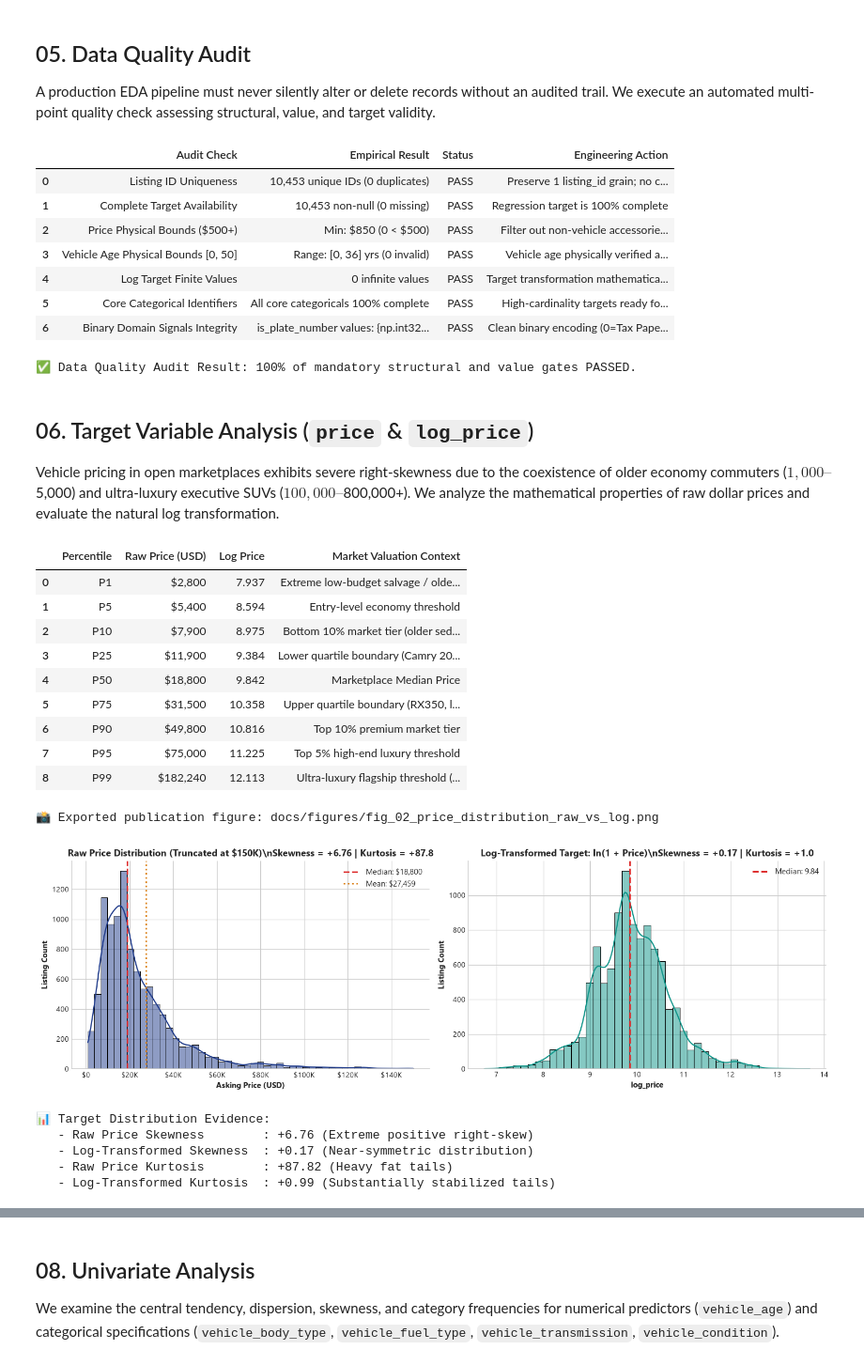
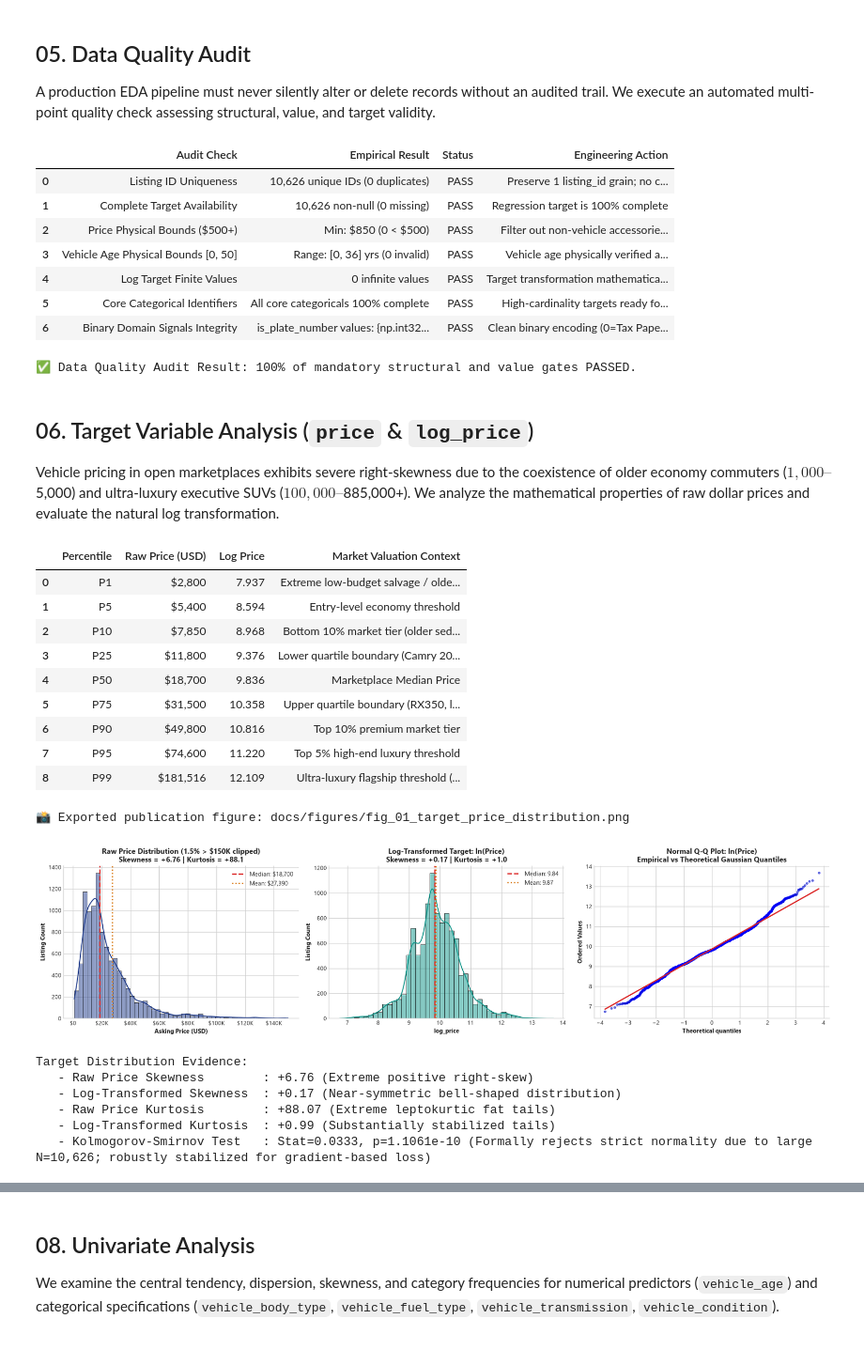
Before and after one commit to PHALMenghak/car-price-prediction, a Jupyter notebook: notebooks/03_eda.ipynb, the cells around one changed output, grey strips where cells are left out. Shown at 94% size. Saved outputs shown, nothing was run; the diff lists cells and outputs as text; code cells hidden in the pictures.

Commit message:
feat(pipeline): update silver/gold data, refresh champion model, polish dashboard, notebooks, and README

```diff
--- a/notebooks/03_eda.ipynb
+++ b/notebooks/03_eda.ipynb
@@ -148,10 +150,14 @@ df_all['posted_at'] = pd.to_datetime(df_all['posted_at'])
 if 'vehicle_year' not in df_all.columns:
     df_all['vehicle_year'] = (df_all['scrape_date'].dt.year - df_all['vehicle_age']).astype(int)
 
-# Extract Province from Silver if needed for spatial econometric modeling
+# Extract Province and Seller Type from Silver if needed for spatial/commercial modeling
 if 'province' not in df_all.columns and 'province' in df_silver.columns:
     prov_lookup = df_silver.groupby('listing_id')['province'].last()
     df_all['province'] = df_all['listing_id'].map(prov_lookup)
+
+if 'seller_type' not in df_all.columns and 'seller_type' in df_silver.columns:
+    seller_lookup = df_silver.groupby('listing_id')['seller_type'].last()
+    df_all['seller_type'] = df_all['listing_id'].map(seller_lookup).fillna('individual')
 
 # Subdivide by Pre-Assigned Chronological Split Group
 df_train = df_all[df_all['split_group'] == 'train'].copy()
@@ -295,8 +301,8 @@ assert (df_quality_audit['Status'] == 'FAIL').sum() == 0, "❌ Critical data qua
 print("\n✅ Data Quality Audit Result: 100% of mandatory structural and value gates PASSED.")
 # %% [output]
 |  | Audit Check | Empirical Result | Status | Engineering Action |
-| 0 | Listing ID Uniqueness | 10,453 unique IDs (0 duplicates) | PASS | Preserve 1 listing_id grain; no c... |
-| 1 | Complete Target Availability | 10,453 non-null (0 missing) | PASS | Regression target is 100% complete |
+| 0 | Listing ID Uniqueness | 10,626 unique IDs (0 duplicates) | PASS | Preserve 1 listing_id grain; no c... |
+| 1 | Complete Target Availability | 10,626 non-null (0 missing) | PASS | Regression target is 100% complete |
 | 2 | Price Physical Bounds ($500+) | Min: $850 (0 < $500) | PASS | Filter out non-vehicle accessorie... |
 | 3 | Vehicle Age Physical Bounds [0, 50] | Range: [0, 36] yrs (0 invalid) | PASS | Vehicle age physically verified a... |
 | 4 | Log Target Finite Values | 0 infinite values | PASS | Target transformation mathematica... |
@@ -306,7 +312,7 @@ print("\n✅ Data Quality Audit Result: 100% of mandatory structural and value g
 # %% [markdown]
 ## 06. Target Variable Analysis (`price` & `log_price`)
 
-Vehicle pricing in open marketplaces exhibits severe right-skewness due to the coexistence of older economy commuters ($1,000–$5,000) and ultra-luxury executive SUVs ($100,000–$800,000+). We analyze the mathematical properties of raw dollar prices and evaluate the natural log transformation.
+Vehicle pricing in open marketplaces exhibits severe right-skewness due to the coexistence of older economy commuters ($1,000–$5,000) and ultra-luxury executive SUVs ($100,000–$885,000+). We analyze the mathematical properties of raw dollar prices and evaluate the natural log transformation.
 # %%
 # ── Target Variable Quantiles, Normality & Skewness Diagnostics ───────────────
 p_raw = df_all['price']
@@ -339,54 +345,71 @@ q_table = pd.DataFrame({
 })
 display(q_table)
 
-# Visual Comparison: Raw vs Log Distribution & Q-Q Plots
-fig, axes = plt.subplots(1, 2, figsize=(14, 4.5))
+# Visual Comparison: Raw vs Log Distribution & Q-Q Plots (3-Panel Publication Figure)
+fig, axes = plt.subplots(1, 3, figsize=(18, 4.5))
 
-# Panel A: Raw Price Histogram & KDE
+# Panel A: Raw Price Histogram & KDE (Truncated for visualization at $150K)
+raw_trunc_pct = (p_raw > 150000).mean() * 100.0
 sns.histplot(p_raw[p_raw <= 150000], bins=50, kde=True, color=PALETTE_PRIMARY, ax=axes[0])
-axes[0].set_title(f"Raw Price Distribution (Truncated at $150K)\\nSkewness = {raw_skew:+.2f} | Kurtosis = {raw_kurt:+.1f}")
+axes[0].set_title(f"Raw Price Distribution ({raw_trunc_pct:.1f}% > $150K clipped)\nSkewness = {raw_skew:+.2f} | Kurtosis = {raw_kurt:+.1f}")
 axes[0].set_xlabel("Asking Price (USD)")
 axes[0].set_ylabel("Listing Count")
 format_usd_axis(axes[0], 'x')
 axes[0].axvline(p_raw.median(), color=PALETTE_ACCENT, linestyle='--', linewidth=2, label=f'Median: ${p_raw.median():,.0f}')
 axes[0].axvline(p_raw.mean(), color=PALETTE_WARM, linestyle=':', linewidth=2, label=f'Mean: ${p_raw.mean():,.0f}')
 axes[0].legend()
 
-# Panel B: Log Price Histogram & Gaussian Fit
+# Panel B: Log Price Histogram & KDE
 sns.histplot(p_log, bins=45, kde=True, color=PALETTE_SECONDARY, ax=axes[1])
-axes[1].set_title(f"Log-Transformed Target: ln(1 + Price)\\nSkewness = {log_skew:+.2f} | Kurtosis = {log_kurt:+.1f}")
+axes[1].set_title(f"Log-Transformed Target: ln(Price)\nSkewness = {log_skew:+.2f} | Kurtosis = {log_kurt:+.1f}")
 axes[1].set_xlabel("log_price")
 axes[1].set_ylabel("Listing Count")
 axes[1].axvline(p_log.median(), color=PALETTE_ACCENT, linestyle='--', linewidth=2, label=f'Median: {p_log.median():.2f}')
+axes[1].axvline(p_log.mean(), color=PALETTE_WARM, linestyle=':', linewidth=2, label=f'Mean: {p_log.mean():.2f}')
 axes[1].legend()
+
+# Panel C: Normal Q-Q Plot of Log Price (Empirical vs Theoretical Gaussian Quantiles)
+stats.probplot(p_log, dist="norm", plot=axes[2])
+axes[2].set_title("Normal Q-Q Plot: ln(Price)\nEmpirical vs Theoretical Gaussian Quantiles")
+axes[2].get_lines()[0].set_markerfacecolor(PALETTE_PRIMARY)
+axes[2].get_lines()[0].set_markersize(3.0)
+axes[2].get_lines()[0].set_alpha(0.6)
+axes[2].get_lines()[1].set_color(PALETTE_ACCENT)
+axes[2].get_lines()[1].set_linewidth(2.0)
 
 sns.despine()
 plt.tight_layout()
-save_fig(fig, "fig_02_price_distribution_raw_vs_log.png")
+save_fig(fig, "fig_01_target_price_distribution.png")
 plt.show()
 
-print(f"📊 Target Distribution Evidence:")
+# Formal Normality Test (Kolmogorov-Smirnov)
+norm_log = (p_log - p_log.mean()) / p_log.std()
+ks_stat, ks_pval = stats.kstest(norm_log, 'norm')
+
+print(f"Target Distribution Evidence:")
 print(f"   - Raw Price Skewness        : {raw_skew:+.2f} (Extreme positive right-skew)")
-print(f"   - Log-Transformed Skewness  : {log_skew:+.2f} (Near-symmetric distribution)")
-print(f"   - Raw Price Kurtosis        : {raw_kurt:+.2f} (Heavy fat tails)")
+print(f"   - Log-Transformed Skewness  : {log_skew:+.2f} (Near-symmetric bell-shaped distribution)")
+print(f"   - Raw Price Kurtosis        : {raw_kurt:+.2f} (Extreme leptokurtic fat tails)")
 print(f"   - Log-Transformed Kurtosis  : {log_kurt:+.2f} (Substantially stabilized tails)")
+print(f"   - Kolmogorov-Smirnov Test   : Stat={ks_stat:.4f}, p={ks_pval:.4e} (Formally rejects strict normality due to large N=10,626; robustly stabilized for gradient-based loss)")
 # %% [output]
 |  | Percentile | Raw Price (USD) | Log Price | Market Valuation Context |
 | 0 | P1 | $2,800 | 7.937 | Extreme low-budget salvage / olde... |
 | 1 | P5 | $5,400 | 8.594 | Entry-level economy threshold |
-| 2 | P10 | $7,900 | 8.975 | Bottom 10% market tier (older sed... |
-| 3 | P25 | $11,900 | 9.384 | Lower quartile boundary (Camry 20... |
-| 4 | P50 | $18,800 | 9.842 | Marketplace Median Price |
+| 2 | P10 | $7,850 | 8.968 | Bottom 10% market tier (older sed... |
+| 3 | P25 | $11,800 | 9.376 | Lower quartile boundary (Camry 20... |
+| 4 | P50 | $18,700 | 9.836 | Marketplace Median Price |
 | 5 | P75 | $31,500 | 10.358 | Upper quartile boundary (RX350, l... |
 | 6 | P90 | $49,800 | 10.816 | Top 10% premium market tier |
-| 7 | P95 | $75,000 | 11.225 | Top 5% high-end luxury threshold |
-| 8 | P99 | $182,240 | 12.113 | Ultra-luxury flagship threshold (... |
+| 7 | P95 | $74,600 | 11.220 | Top 5% high-end luxury threshold |
+| 8 | P99 | $181,516 | 12.109 | Ultra-luxury flagship threshold (... |
-📸 Exported publication figure: docs/figures/fig_02_price_distribution_raw_vs_log.png
+📸 Exported publication figure: docs/figures/fig_01_target_price_distribution.png
-[figure, old version]
+[figure, new version]
-📊 Target Distribution Evidence:
+Target Distribution Evidence:
    - Raw Price Skewness        : +6.76 (Extreme positive right-skew)
-   - Log-Transformed Skewness  : +0.17 (Near-symmetric distribution)
-   - Raw Price Kurtosis        : +87.82 (Heavy fat tails)
+   - Log-Transformed Skewness  : +0.17 (Near-symmetric bell-shaped distribution)
+   - Raw Price Kurtosis        : +88.07 (Extreme leptokurtic fat tails)
    - Log-Transformed Kurtosis  : +0.99 (Substantially stabilized tails)
+   - Kolmogorov-Smirnov Test   : Stat=0.0333, p=1.1061e-10 (Formally rejects strict normality due to large N=10,626; robustly stabilized for gradient-based loss)
 # %% [markdown]
 ### 💡 Statistical Interpretation — Target Distribution Diagnostics
```
Also changed, not shown: parts of 26 cells of this notebook, 22 other files.
